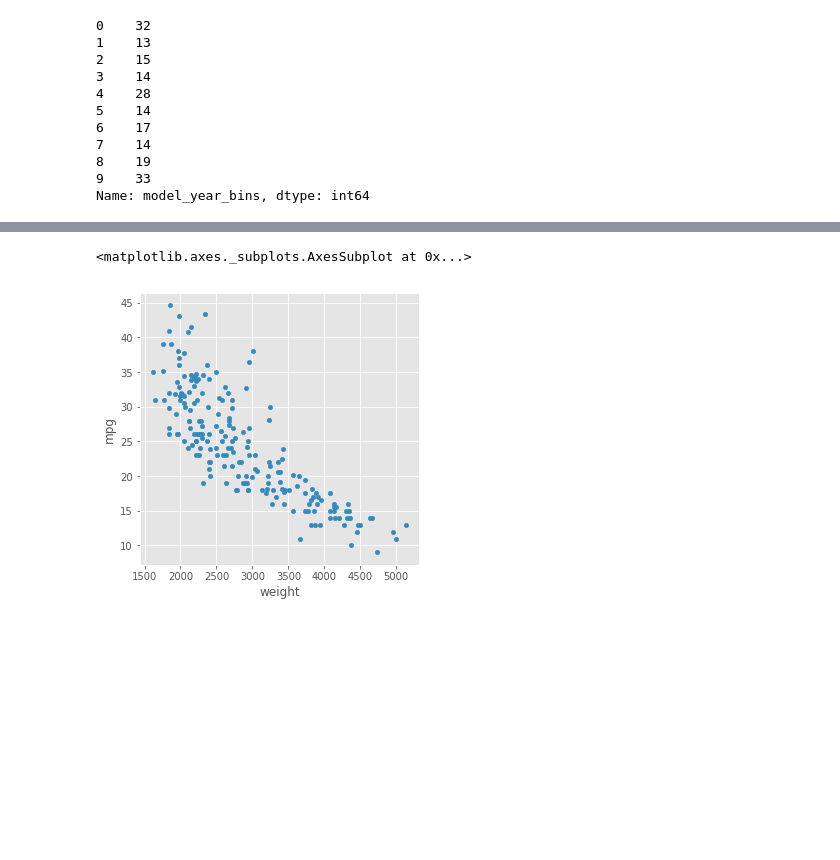
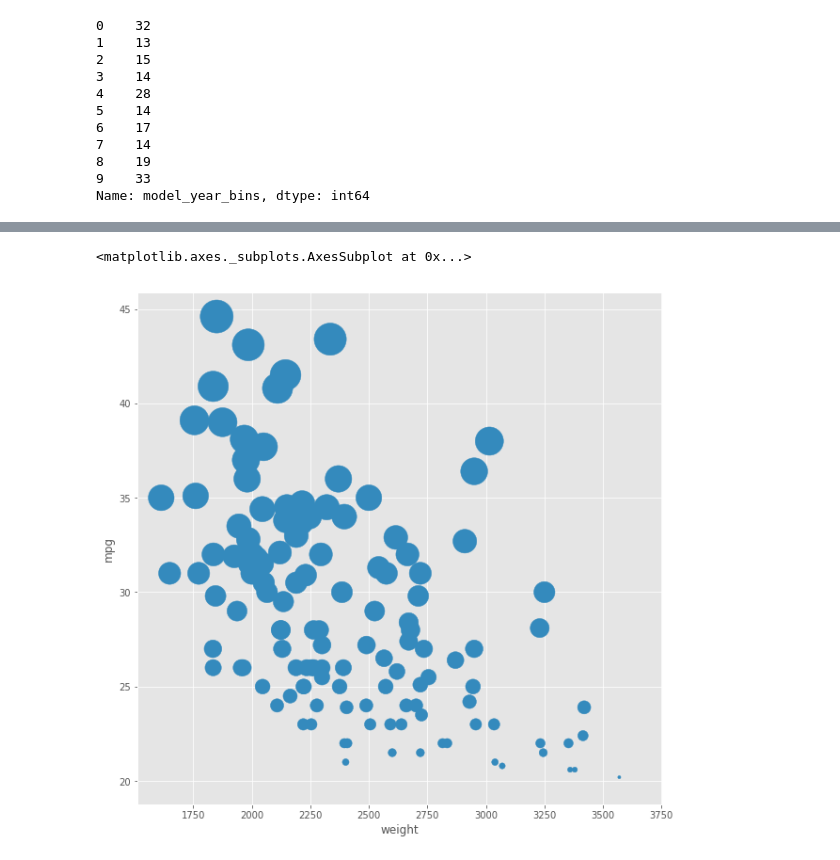
Before and after one commit to shin-t-o/car-dist-prediction, a Jupyter notebook: car-dist-prediction.ipynb, the cells around one changed output, grey strips where cells are left out. Saved outputs shown, nothing was run; the diff lists cells and outputs as text; code cells hidden in the pictures; blank space fills up the shorter version.

```diff
--- a/car-dist-prediction.ipynb
+++ b/car-dist-prediction.ipynb
@@ -218,10 +257,12 @@ df3.plot(
 # %%
 df3.plot(
     kind='scatter',
     x='weight',
     y='mpg',
-    figsize=(5,5)
+    #c = 'mpg',
+    s=(df['mpg']-20)*50,
+    figsize=(10, 10)
 )
 # %% [output]
 <matplotlib.axes._subplots.AxesSubplot at 0x...>
-[figure, old version]
+[figure, new version]
```
Also changed, not shown: parts of 5 cells of this notebook.
